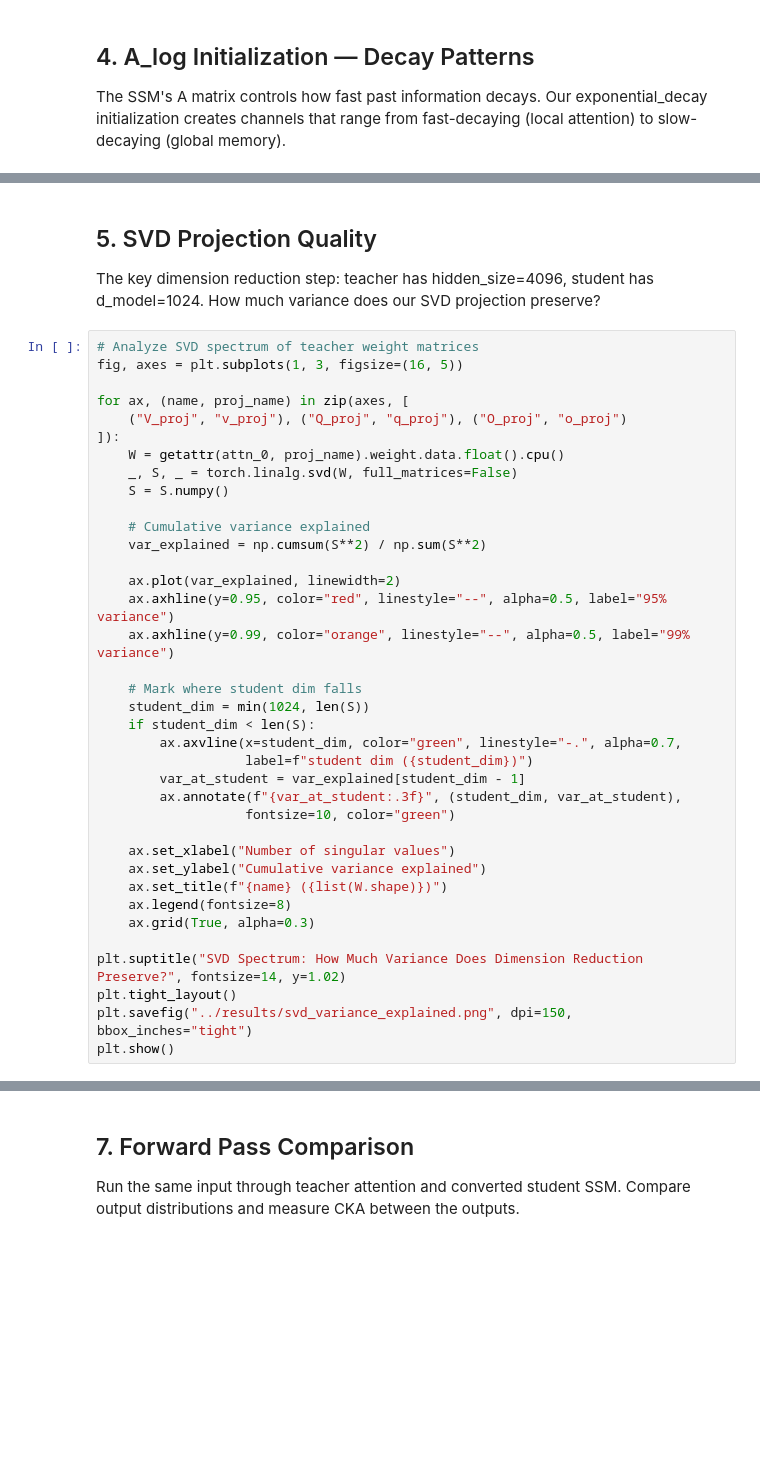
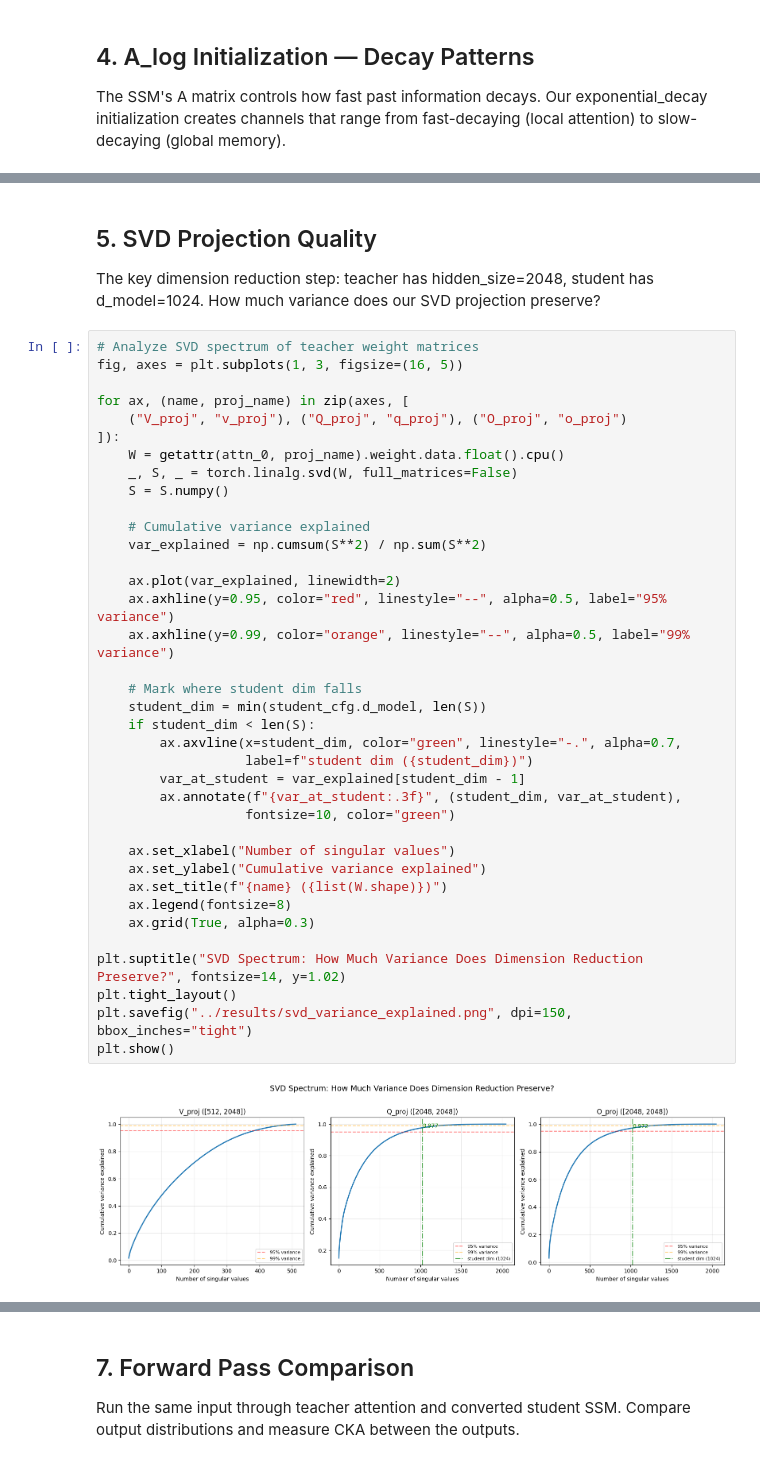
Before and after one commit to Wayy-Research/project-aya, a Jupyter notebook: notebooks/03_block_conversion_experiments.ipynb, the cells around one changed output, grey strips where cells are left out. Saved outputs shown, nothing was run; the diff lists cells and outputs as text; blank space fills up the shorter version.

```diff
--- a/notebooks/03_block_conversion_experiments.ipynb
+++ b/notebooks/03_block_conversion_experiments.ipynb
@@ -207,7 +248,7 @@ print(f"Memory horizons: {min(horizons):.0f} to {max(horizons):.0f} steps")
 # %% [markdown]
 ## 5. SVD Projection Quality
 
-The key dimension reduction step: teacher has hidden_size=4096, student has d_model=1024. How much variance does our SVD projection preserve?
+The key dimension reduction step: teacher has hidden_size=2048, student has d_model=1024. How much variance does our SVD projection preserve?
 # %%
 # Analyze SVD spectrum of teacher weight matrices
 fig, axes = plt.subplots(1, 3, figsize=(16, 5))
@@ -217,32 +258,34 @@ for ax, (name, proj_name) in zip(axes, [
 ]):
     W = getattr(attn_0, proj_name).weight.data.float().cpu()
     _, S, _ = torch.linalg.svd(W, full_matrices=False)
     S = S.numpy()
 
     # Cumulative variance explained
     var_explained = np.cumsum(S**2) / np.sum(S**2)
 
     ax.plot(var_explained, linewidth=2)
     ax.axhline(y=0.95, color="red", linestyle="--", alpha=0.5, label="95% variance")
     ax.axhline(y=0.99, color="orange", linestyle="--", alpha=0.5, label="99% variance")
 
     # Mark where student dim falls
-    student_dim = min(1024, len(S))
+    student_dim = min(student_cfg.d_model, len(S))
     if student_dim < len(S):
         ax.axvline(x=student_dim, color="green", linestyle="-.", alpha=0.7,
                    label=f"student dim ({student_dim})")
         var_at_student = var_explained[student_dim - 1]
         ax.annotate(f"{var_at_student:.3f}", (student_dim, var_at_student),
                    fontsize=10, color="green")
 
     ax.set_xlabel("Number of singular values")
     ax.set_ylabel("Cumulative variance explained")
     ax.set_title(f"{name} ({list(W.shape)})")
     ax.legend(fontsize=8)
     ax.grid(True, alpha=0.3)
 
 plt.suptitle("SVD Spectrum: How Much Variance Does Dimension Reduction Preserve?", fontsize=14, y=1.02)
 plt.tight_layout()
 plt.savefig("../results/svd_variance_explained.png", dpi=150, bbox_inches="tight")
 plt.show()
+# %% [output]
+[figure, added]
 # %% [markdown]
```
Also changed, not shown: parts of 13 cells of this notebook, 17 other files.
